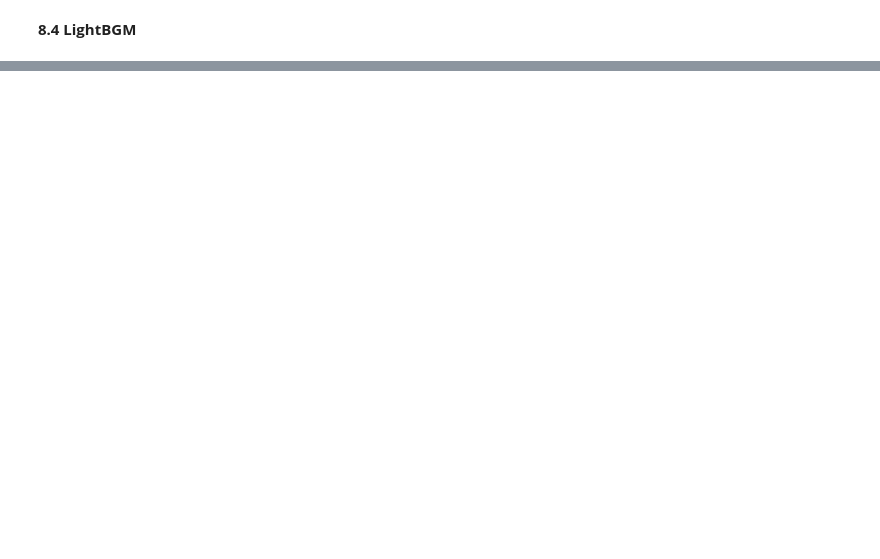
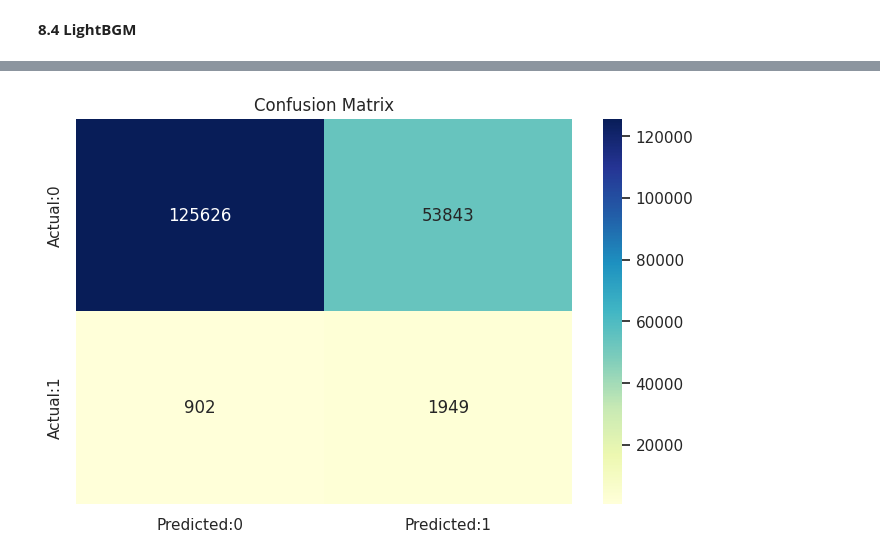
Before and after one commit to KGuruPrasad94/DS_challenge_C1, a Jupyter notebook: DS_challenge.ipynb, the cells around one changed output, grey strips where cells are left out. Drawn from its saved outputs; the diff is of its cells as text; code cells hidden in the pictures; blank space fills up the shorter version.

```diff
--- a/DS_challenge.ipynb
+++ b/DS_challenge.ipynb
@@ -1054,2 +1135,22 @@ print("Average Cross-validation F1 Score: {:.4f}".format(cv_score.mean()))
 # %% [markdown]
 **8.4 LightBGM**
+# %%
+# Define LightGBM parameters
+param_grid = {
+    'num_leaves': [5,10,15],
+    'max_depth': [-1,3, 5, 10],
+    'learning_rate': [0.1, 0.05, 0.01],
+    'n_estimators': [25, 50, 100],
+    'scale_pos_weight': [y_train.value_counts()[0] / y_train.value_counts()[1]]
+}
+
+# Initialize LightGBM classifier
+lgb_model = lgb.LGBMClassifier(boosting_type='gbdt', objective='binary', random_state=42)
+# %%
+# Grid search with cross-validation
+grid_search = GridSearchCV(estimator=lgb_model, param_grid=param_grid, scoring='roc_auc', cv=3, n_jobs=-1)
+grid_search.fit(X_train, y_train)
+
+# Get the best parameters from grid search
+best_params = grid_search.best_params_
+print("Best parameters found: ", best_params)
@@ -1055,0 +1167,3 @@ print("Average Cross-validation F1 Score: {:.4f}".format(cv_score.mean()))
+# %%
+lgb_best = lgb.LGBMClassifier(**best_params, boosting_type='gbdt', objective='binary', random_state=42)
+lgb_best.fit(X_train, y_train)
@@ -1055,0 +1181,6 @@ print("Average Cross-validation F1 Score: {:.4f}".format(cv_score.mean()))
+# %%
+# Make predictions
+y_pred_lgb = lgb_best.predict(X_test)
+
+# Classification report
+print(classification_report(y_test, y_pred_lgb))
@@ -1055,0 +1196,11 @@ print("Average Cross-validation F1 Score: {:.4f}".format(cv_score.mean()))
+# %%
+cm_lgb = confusion_matrix(y_test, y_pred_lgb)
+conf_matrix_lgb = pd.DataFrame(data=cm_lgb, columns=['Predicted:0', 'Predicted:1'], index=['Actual:0', 'Actual:1'])
+
+# Plotting Confusion Matrix
+plt.figure(figsize=(8, 5))
+sns.heatmap(conf_matrix_lgb, annot=True, fmt='d', cmap="YlGnBu")
+plt.title("Confusion Matrix")
+plt.show()
+# %% [output]
+[figure, added]
```
Also changed, not shown: parts of 59 cells of this notebook.
